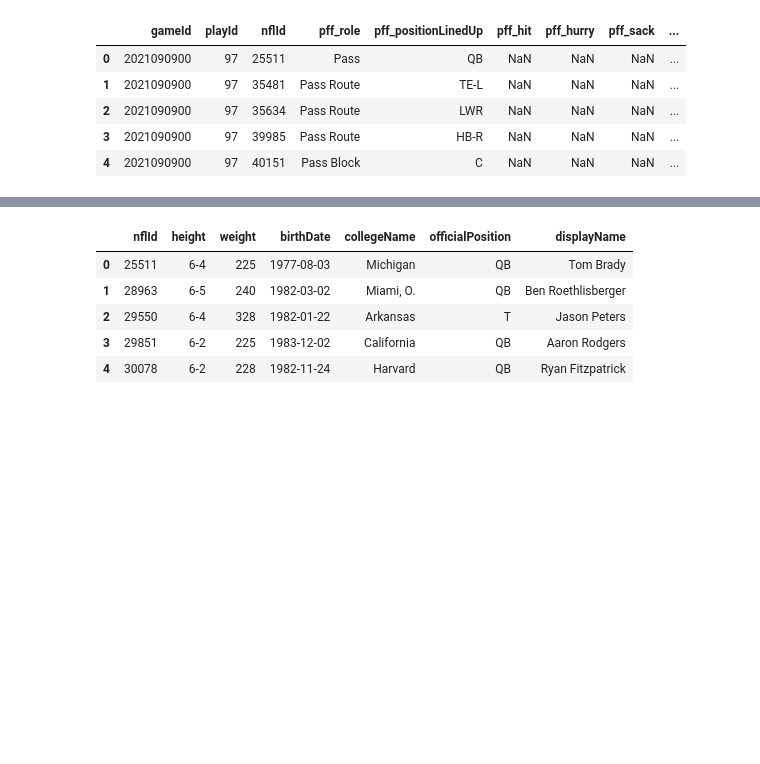
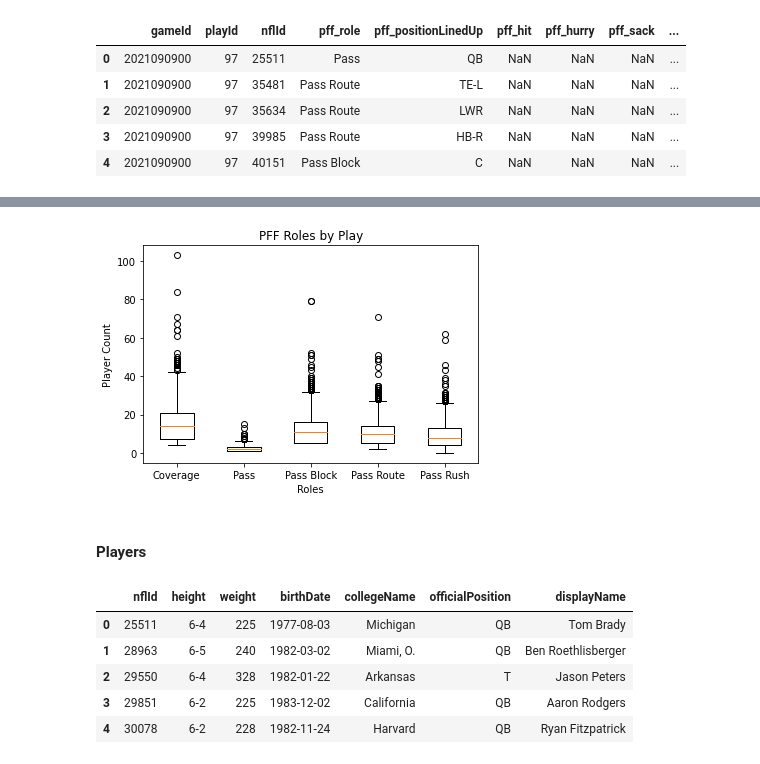
Before and after one commit to DennisKreger/NFL_Performance_Linemen, a Jupyter notebook: initial_data_exploration.ipynb, the cells around one changed output, grey strips where cells are left out. Cells and saved outputs as stored; diff of their text form; code cells hidden in the pictures; blank space fills up the shorter version.

```diff
--- a/initial_data_exploration.ipynb
+++ b/initial_data_exploration.ipynb
@@ -100,3 +121,26 @@ pff_scouting_data.head()
+# %%
+pff_roles_by_play = pd.pivot_table(
+    pff_scouting_data,
+    values='nflId',
+    index='playId',
+    columns='pff_role',
+    aggfunc='count'
+)
+# One row with NaN in Pass Rush column found and replaced with 0
+pff_roles_by_play[pff_roles_by_play.isna().any(axis=1)]
+pff_roles_by_play = pff_roles_by_play.fillna(0)
+
+fig, ax = plt.subplots()
+ax.boxplot(pff_roles_by_play)
+ax.set_ylabel('Player Count')
+ax.set_xlabel('Roles')
+ax.set_title('PFF Roles by Play')
+ax.set_xticks(range(1,len(pff_roles_by_play.columns)+1), pff_roles_by_play.columns)
+plt.show()
+# %% [output]
+[figure, added]
+# %% [markdown]
+#### Players
 # %%
 players.head()
 # %% [output]
```
Also changed, not shown: parts of 9 cells of this notebook.
